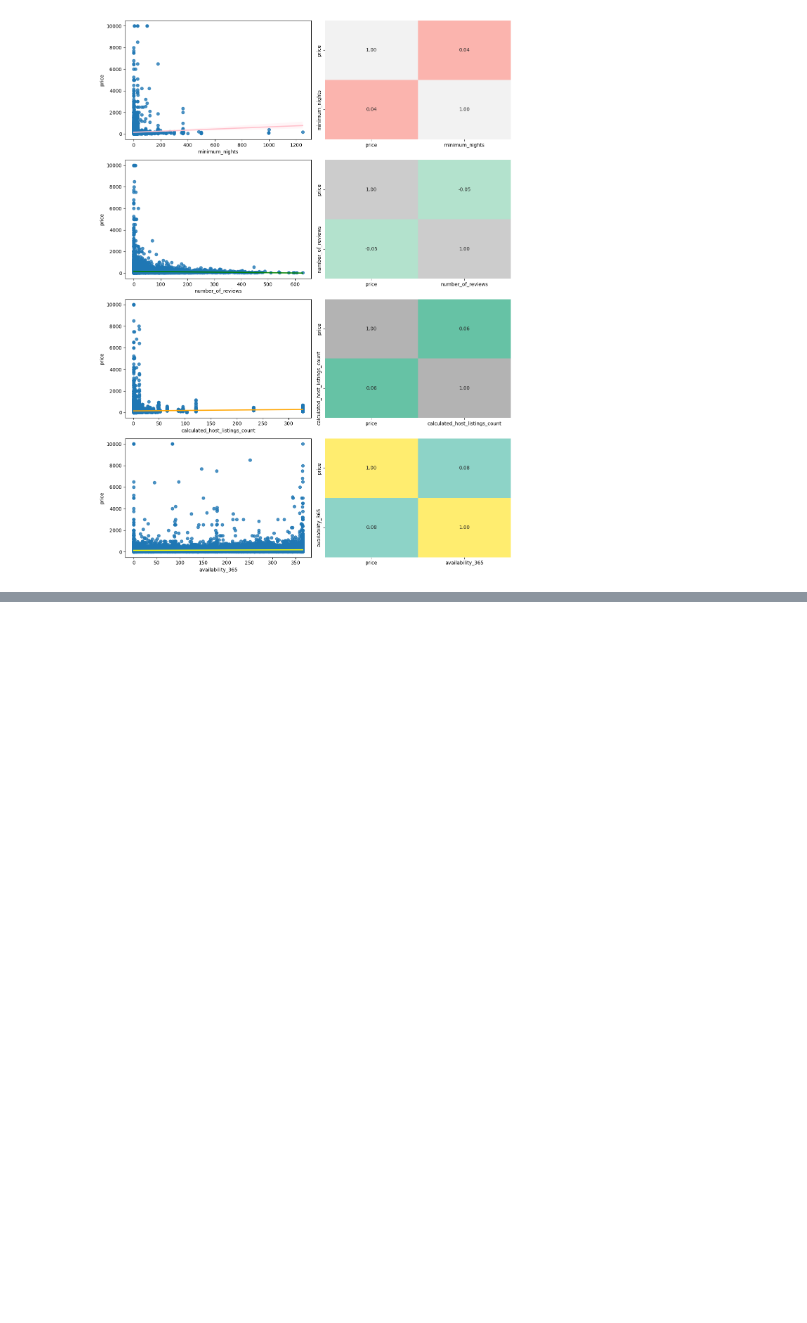
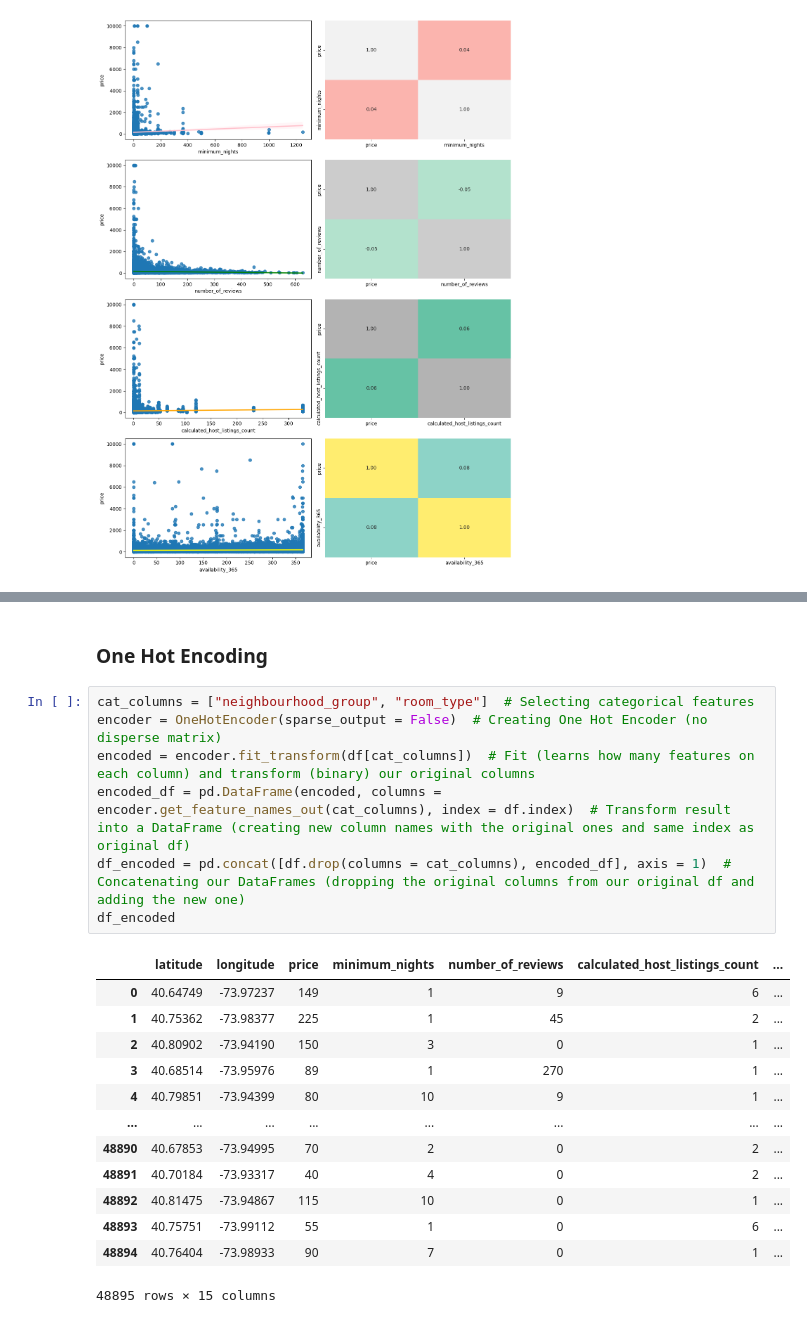
Before and after one commit to 4GeeksAcademy/josefina-aispuro-merelles-machine-learning, a Jupyter notebook: src/00-eda-airbnb-ny.ipynb, the cells around one changed output, grey strips where cells are left out. Cells and saved outputs as stored; diff of their text form; blank space fills up the shorter version.

```diff
--- a/src/00-eda-airbnb-ny.ipynb
+++ b/src/00-eda-airbnb-ny.ipynb
@@ -222,0 +235,23 @@ plt.show()
+# %% [markdown]
+### One Hot Encoding
+# %%
+cat_columns = ["neighbourhood_group", "room_type"]  # Selecting categorical features
+encoder = OneHotEncoder(sparse_output = False)  # Creating One Hot Encoder (no disperse matrix)
+encoded = encoder.fit_transform(df[cat_columns])  # Fit (learns how many features on each column) and transform (binary) our original columns
+encoded_df = pd.DataFrame(encoded, columns = encoder.get_feature_names_out(cat_columns), index = df.index)  # Transform result into a DataFrame (creating new column names with the original ones and same index as original df)
+df_encoded = pd.concat([df.drop(columns = cat_columns), encoded_df], axis = 1)  # Concatenating our DataFrames (dropping the original columns from our original df and adding the new one)
+df_encoded
+# %% [output]
+|  | latitude | longitude | price | minimum_nights | number_of_reviews | calculated_host_listings_count | ... |
+| 0 | 40.64749 | -73.97237 | 149 | 1 | 9 | 6 | ... |
+| 1 | 40.75362 | -73.98377 | 225 | 1 | 45 | 2 | ... |
+| 2 | 40.80902 | -73.94190 | 150 | 3 | 0 | 1 | ... |
+| 3 | 40.68514 | -73.95976 | 89 | 1 | 270 | 1 | ... |
+| 4 | 40.79851 | -73.94399 | 80 | 10 | 9 | 1 | ... |
+| ... | ... | ... | ... | ... | ... | ... | ... |
+| 48890 | 40.67853 | -73.94995 | 70 | 2 | 0 | 2 | ... |
+| 48891 | 40.70184 | -73.93317 | 40 | 4 | 0 | 2 | ... |
+| 48892 | 40.81475 | -73.94867 | 115 | 10 | 0 | 1 | ... |
+| 48893 | 40.75751 | -73.99112 | 55 | 1 | 0 | 6 | ... |
+| 48894 | 40.76404 | -73.98933 | 90 | 7 | 0 | 1 | ... |
+48895 rows × 15 columns
```
Also changed, not shown: parts of 15 cells of this notebook.
